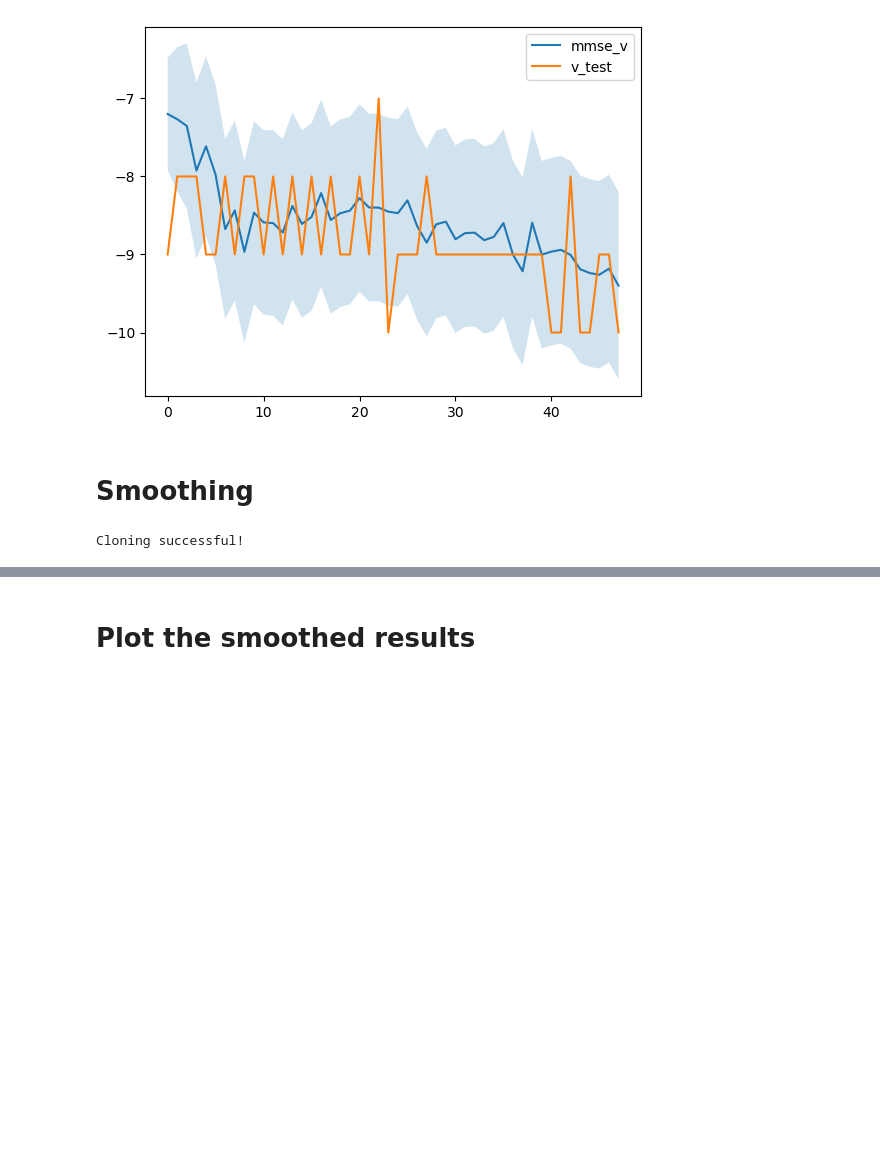
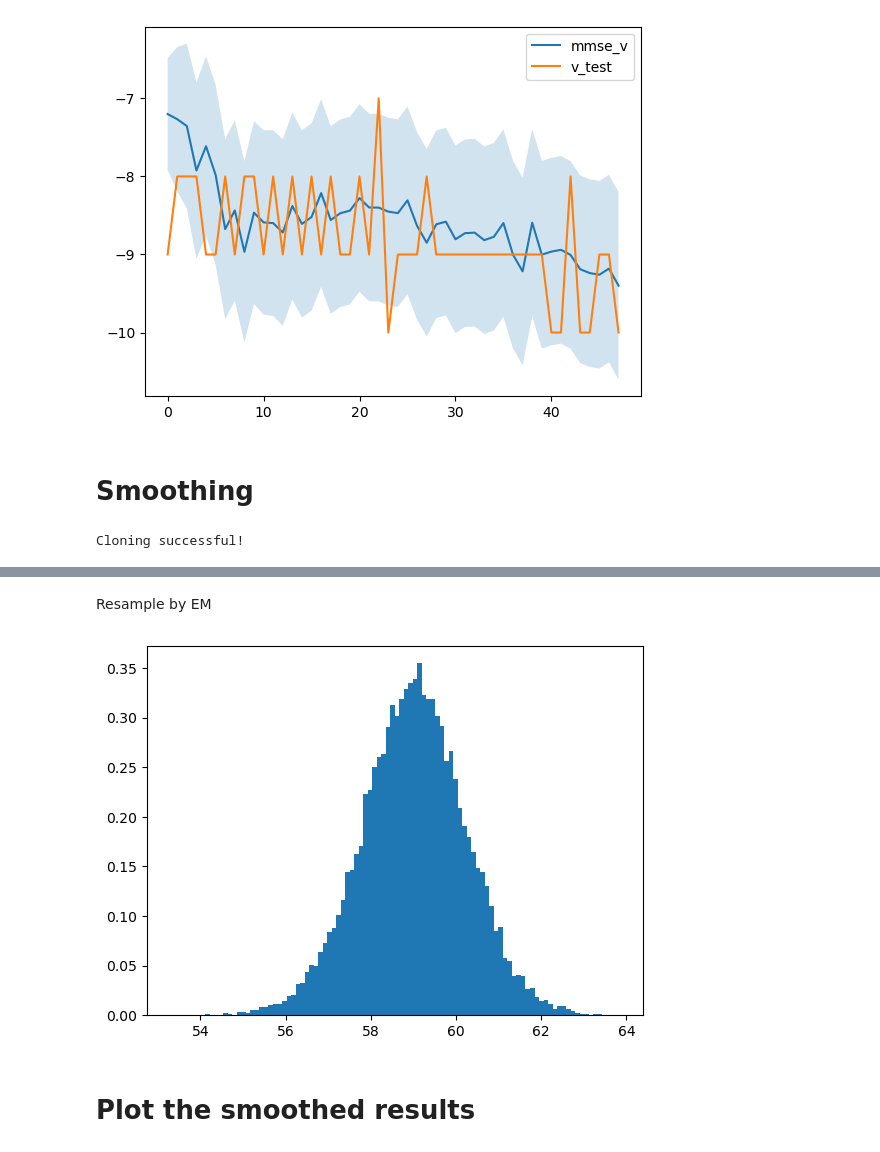
Before and after one commit to thinhhoang95/smoothie, a Jupyter notebook: SmoothIE_PROTOTYPE.ipynb, the cells around one changed output, grey strips where cells are left out. Cells and saved outputs as stored; diff of their text form; code cells hidden in the pictures; blank space fills up the shorter version.

```diff
--- a/SmoothIE_PROTOTYPE.ipynb
+++ b/SmoothIE_PROTOTYPE.ipynb
@@ -643,0 +648,3 @@ NameError: name 'plot_gmm_information' is not defined
+# %%
+mu1, P1, w1 = infoToState(L1, s1, t1)
+mu2, P2, w2 = infoToState(L2, s2, t2)
@@ -644,3 +655,13 @@ NameError: name 'plot_gmm_information' is not defined
+# %% [markdown]
+Resample by EM
+# %%
+particle_modes = np.random.choice(w1.shape[0], 20_000, p=np.exp(w1))
+particles = np.random.normal(mu1[particle_modes], np.sqrt(P1[particle_modes]))
+# %%
+plt.hist(particles, bins=100, density=True)
+plt.show()
+# %% [output]
+[figure, added]
 # %% [markdown]
 # Plot the smoothed results
 # %%
```
Also changed, not shown: parts of 7 cells of this notebook.
